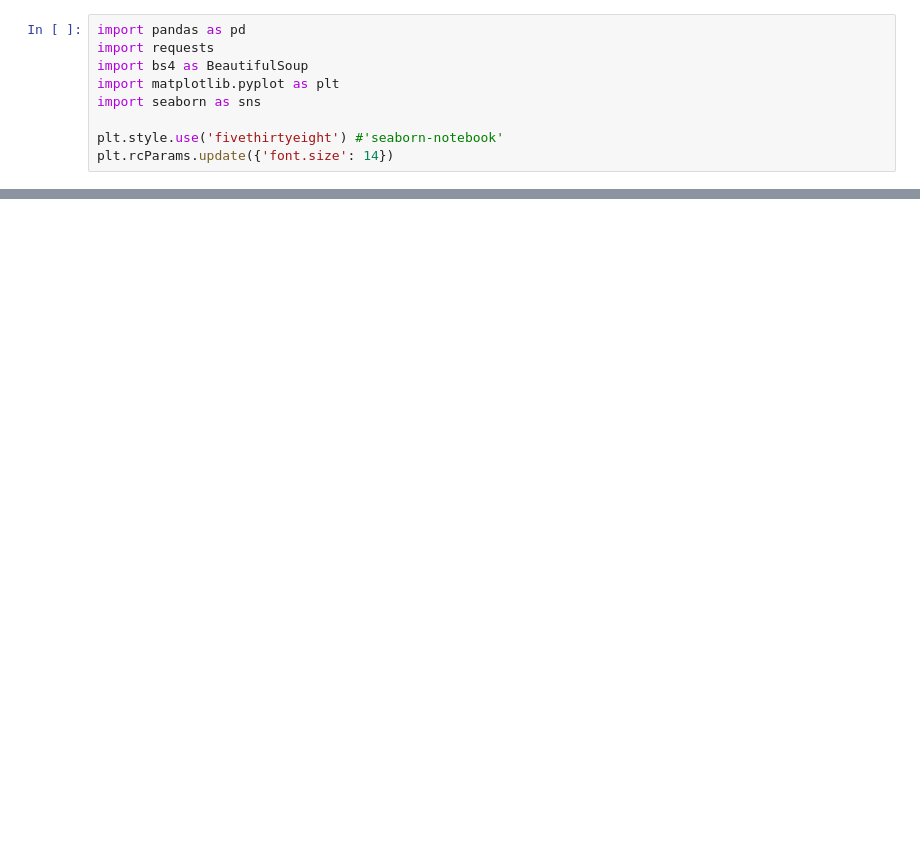
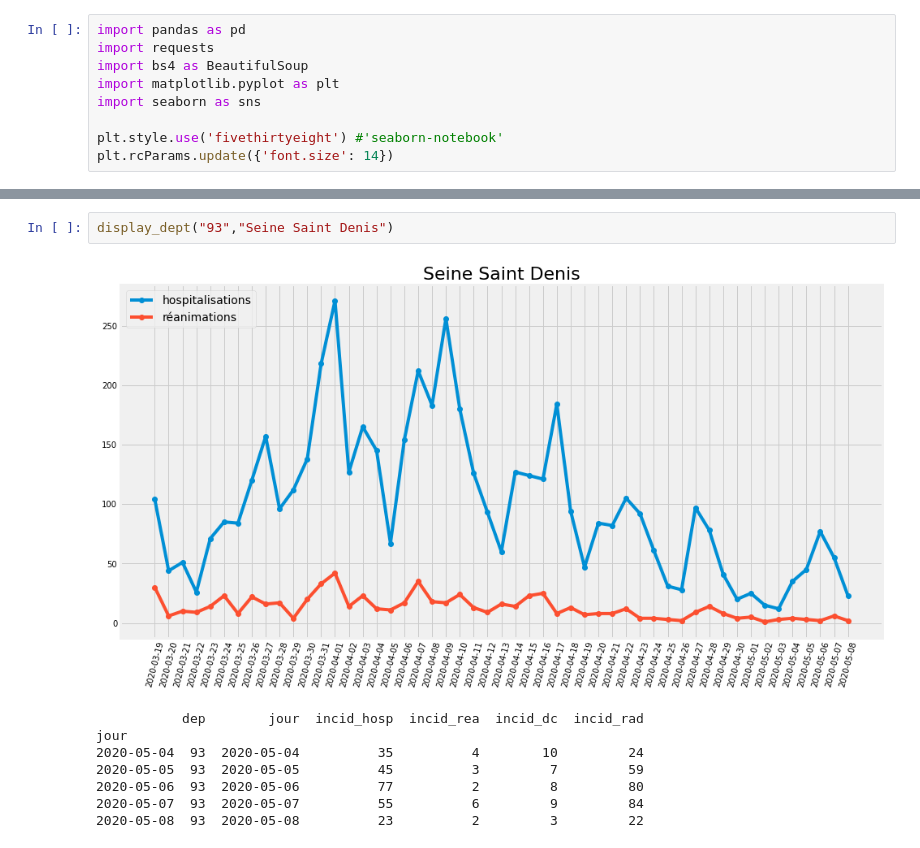
Before and after one commit to paulantoine/covid_dept, a Jupyter notebook: covid.ipynb, the cells around one changed output, grey strips where cells are left out. Drawn from its saved outputs; the diff is of its cells as text; blank space fills up the shorter version.

```diff
--- a/covid.ipynb
+++ b/covid.ipynb
@@ -75,0 +77,11 @@ jour
+# %%
+display_dept("93","Seine Saint Denis")
+# %% [output]
+[figure, added]
+           dep        jour  incid_hosp  incid_rea  incid_dc  incid_rad
+jour
+2020-05-04  93  2020-05-04          35          4        10         24
+2020-05-05  93  2020-05-05          45          3         7         59
+2020-05-06  93  2020-05-06          77          2         8         80
+2020-05-07  93  2020-05-07          55          6         9         84
+2020-05-08  93  2020-05-08          23          2         3         22
```
Also changed, not shown: parts of 9 cells of this notebook.
